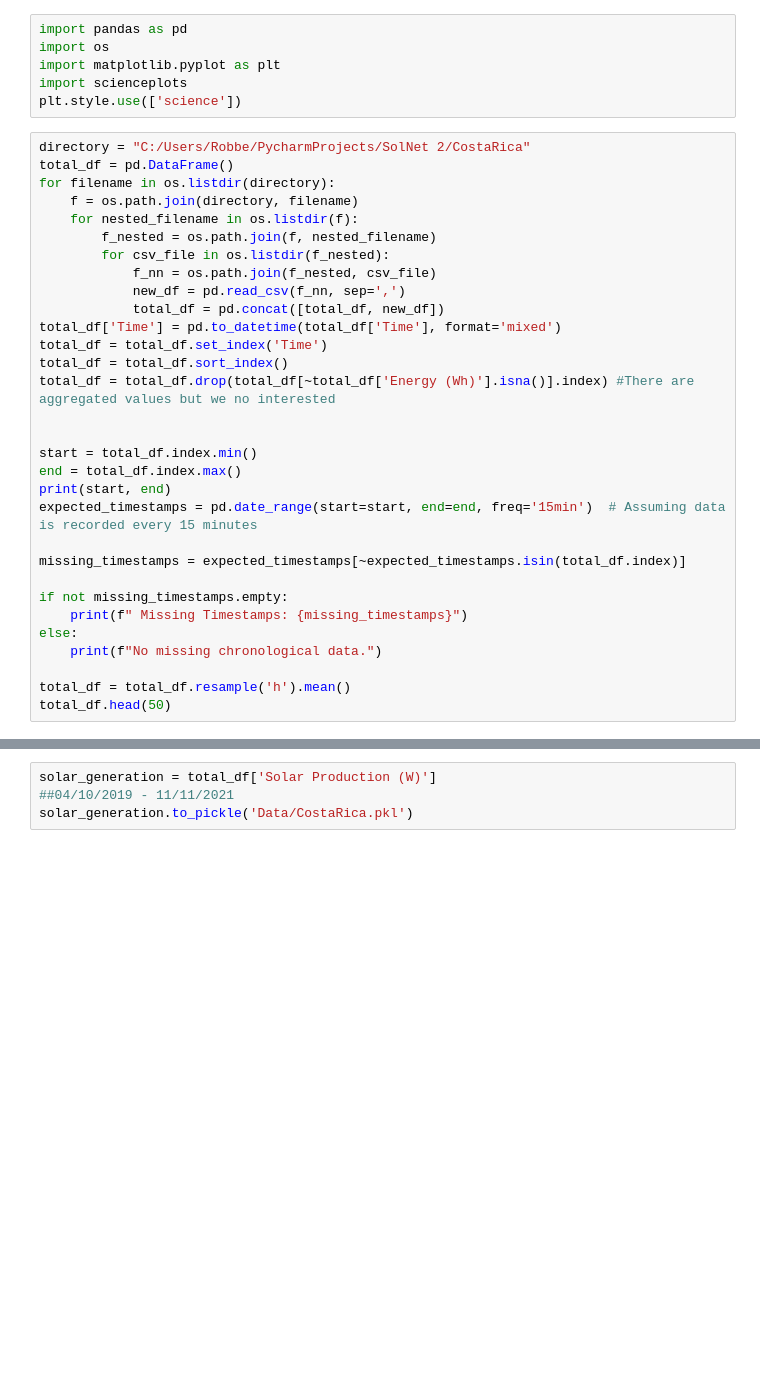
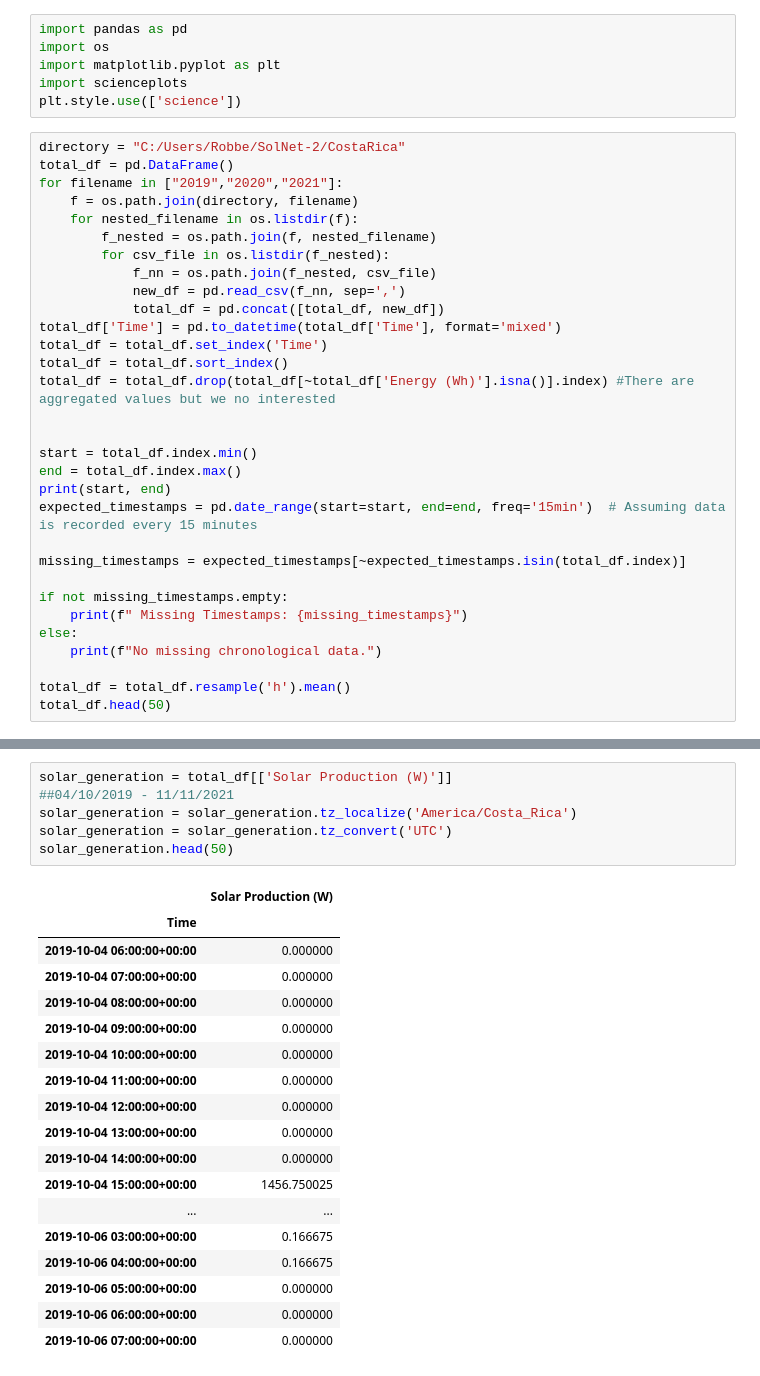
Before and after one commit to RobbeVDE/SolNet-2, a Jupyter notebook: CR_data_preparation.ipynb, the cells around one changed output, grey strips where cells are left out. Cells and saved outputs as stored; diff of their text form; blank space fills up the shorter version.

```diff
--- a/CR_data_preparation.ipynb
+++ b/CR_data_preparation.ipynb
@@ -5,9 +5,9 @@ import matplotlib.pyplot as plt
 import scienceplots
 plt.style.use(['science'])
 # %%
-directory = "C:/Users/Robbe/PycharmProjects/SolNet 2/CostaRica"
+directory = "C:/Users/Robbe/SolNet-2/CostaRica"
 total_df = pd.DataFrame()
-for filename in os.listdir(directory):
+for filename in ["2019","2020","2021"]:
     f = os.path.join(directory, filename)
     for nested_filename in os.listdir(f):
         f_nested = os.path.join(f, nested_filename)
@@ -74,9 +74,30 @@ total_df.tail()
 | 2021-11-11 22:00:00 | 0.0 | 0.0 | 0.0 | 0.0 | 0.0 | ... |
 | 2021-11-11 23:00:00 | 0.0 | 0.0 | 0.0 | 0.0 | 0.0 | ... |
 # %%
-solar_generation = total_df['Solar Production (W)']
+solar_generation = total_df[['Solar Production (W)']]
 ##04/10/2019 - 11/11/2021
-solar_generation.to_pickle('Data/CostaRica.pkl')
+solar_generation = solar_generation.tz_localize('America/Costa_Rica')
+solar_generation = solar_generation.tz_convert('UTC')
+solar_generation.head(50)
+# %% [output]
+|  | Solar Production (W) |
+| Time |  |
+| 2019-10-04 06:00:00+00:00 | 0.000000 |
+| 2019-10-04 07:00:00+00:00 | 0.000000 |
+| 2019-10-04 08:00:00+00:00 | 0.000000 |
+| 2019-10-04 09:00:00+00:00 | 0.000000 |
+| 2019-10-04 10:00:00+00:00 | 0.000000 |
+| 2019-10-04 11:00:00+00:00 | 0.000000 |
+| 2019-10-04 12:00:00+00:00 | 0.000000 |
+| 2019-10-04 13:00:00+00:00 | 0.000000 |
+| 2019-10-04 14:00:00+00:00 | 0.000000 |
+| 2019-10-04 15:00:00+00:00 | 1456.750025 |
+| ... | ... |
+| 2019-10-06 03:00:00+00:00 | 0.166675 |
+| 2019-10-06 04:00:00+00:00 | 0.166675 |
+| 2019-10-06 05:00:00+00:00 | 0.000000 |
+| 2019-10-06 06:00:00+00:00 | 0.000000 |
+| 2019-10-06 07:00:00+00:00 | 0.000000 |
 # %%
 print(solar_generation.isna().sum())
 print((solar_generation < 0).sum())
```
Also changed, not shown: parts of 1 cell of this notebook, 46 other files.
